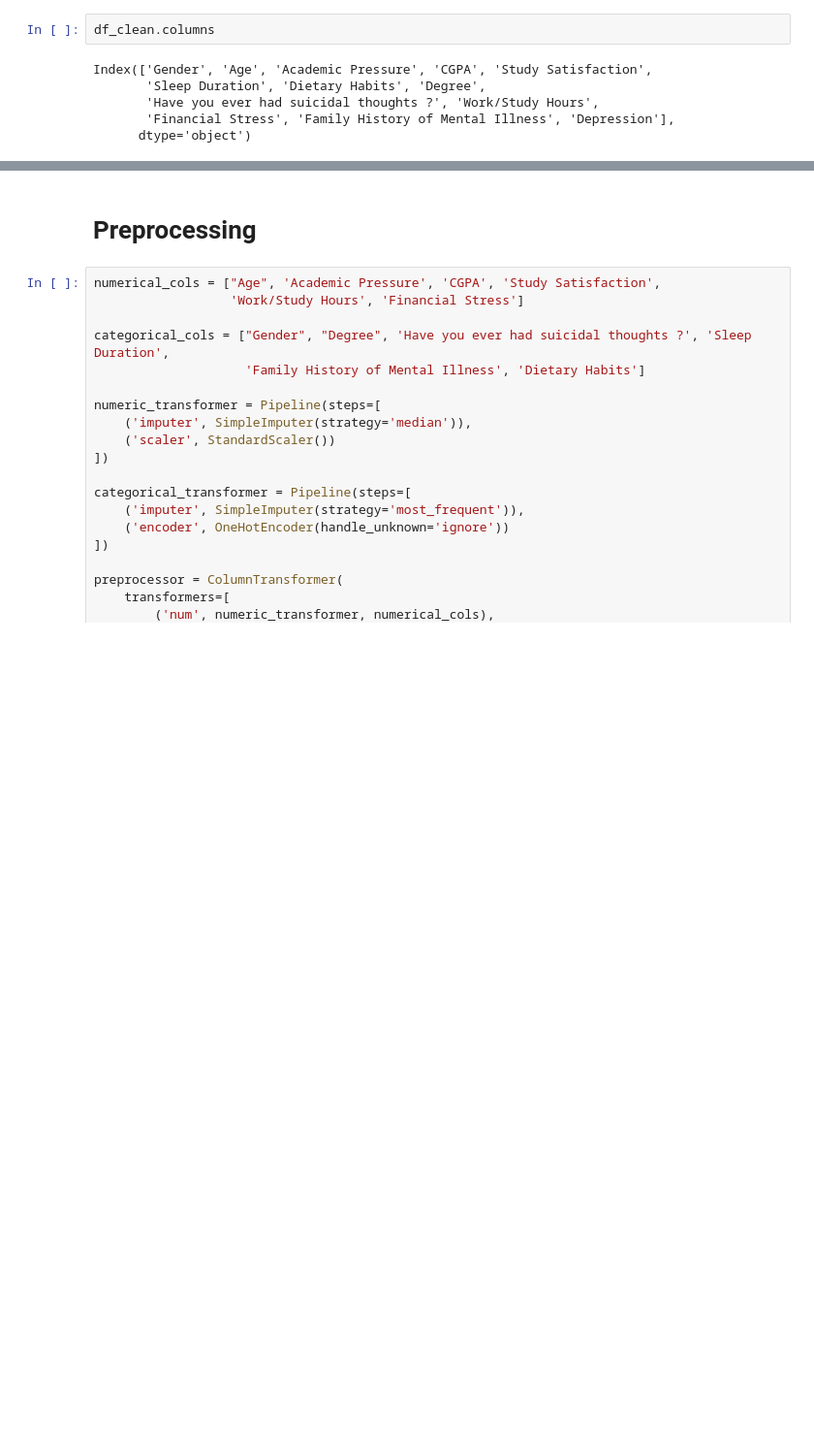
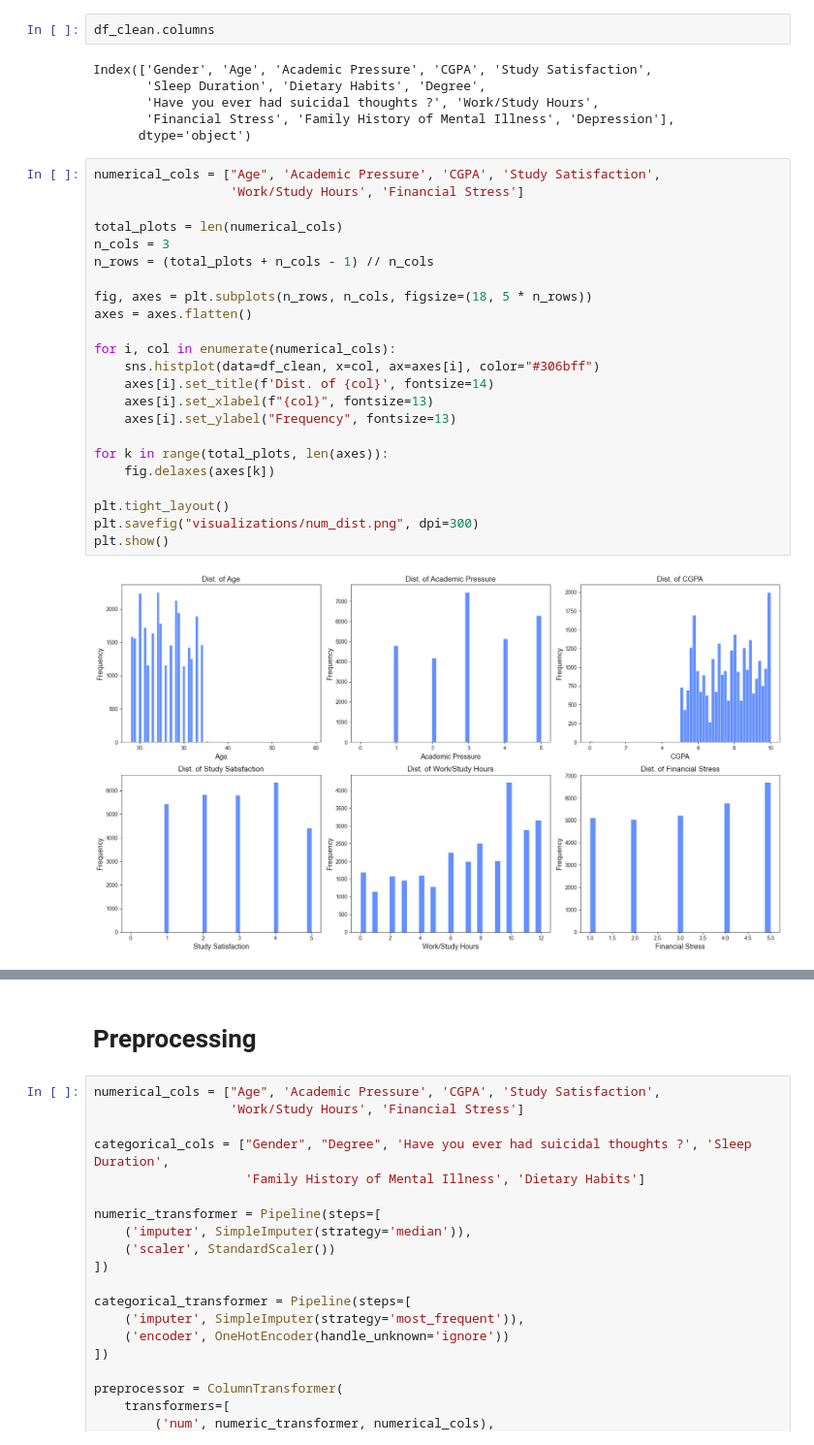
Before and after one commit to Park-Hip/student_depression, a Jupyter notebook: notebook.ipynb, the cells around one changed output, grey strips where cells are left out. Shown at 97% size. Cells and saved outputs as stored; diff of their text form; blank space fills up the shorter version.

```diff
--- a/notebook.ipynb
+++ b/notebook.ipynb
@@ -86,4 +86,29 @@ Index(['Gender', 'Age', 'Academic Pressure', 'CGPA', 'Study Satisfaction',
        'Have you ever had suicidal thoughts ?', 'Work/Study Hours',
        'Financial Stress', 'Family History of Mental Illness', 'Depression'],
       dtype='object')
+# %%
+numerical_cols = ["Age", 'Academic Pressure', 'CGPA', 'Study Satisfaction',
+                  'Work/Study Hours', 'Financial Stress']
+
+total_plots = len(numerical_cols)
+n_cols = 3
+n_rows = (total_plots + n_cols - 1) // n_cols
+
+fig, axes = plt.subplots(n_rows, n_cols, figsize=(18, 5 * n_rows))
+axes = axes.flatten()
+
+for i, col in enumerate(numerical_cols):
+    sns.histplot(data=df_clean, x=col, ax=axes[i], color="#306bff")
+    axes[i].set_title(f'Dist. of {col}', fontsize=14)
+    axes[i].set_xlabel(f"{col}", fontsize=13)
+    axes[i].set_ylabel("Frequency", fontsize=13)
+
+for k in range(total_plots, len(axes)):
+    fig.delaxes(axes[k])
+
+plt.tight_layout()
+plt.savefig("visualizations/num_dist.png", dpi=300)
+plt.show()
+# %% [output]
+[figure, added]
 # %%
```
Also changed, not shown: parts of 5 cells of this notebook, 6 other files.
